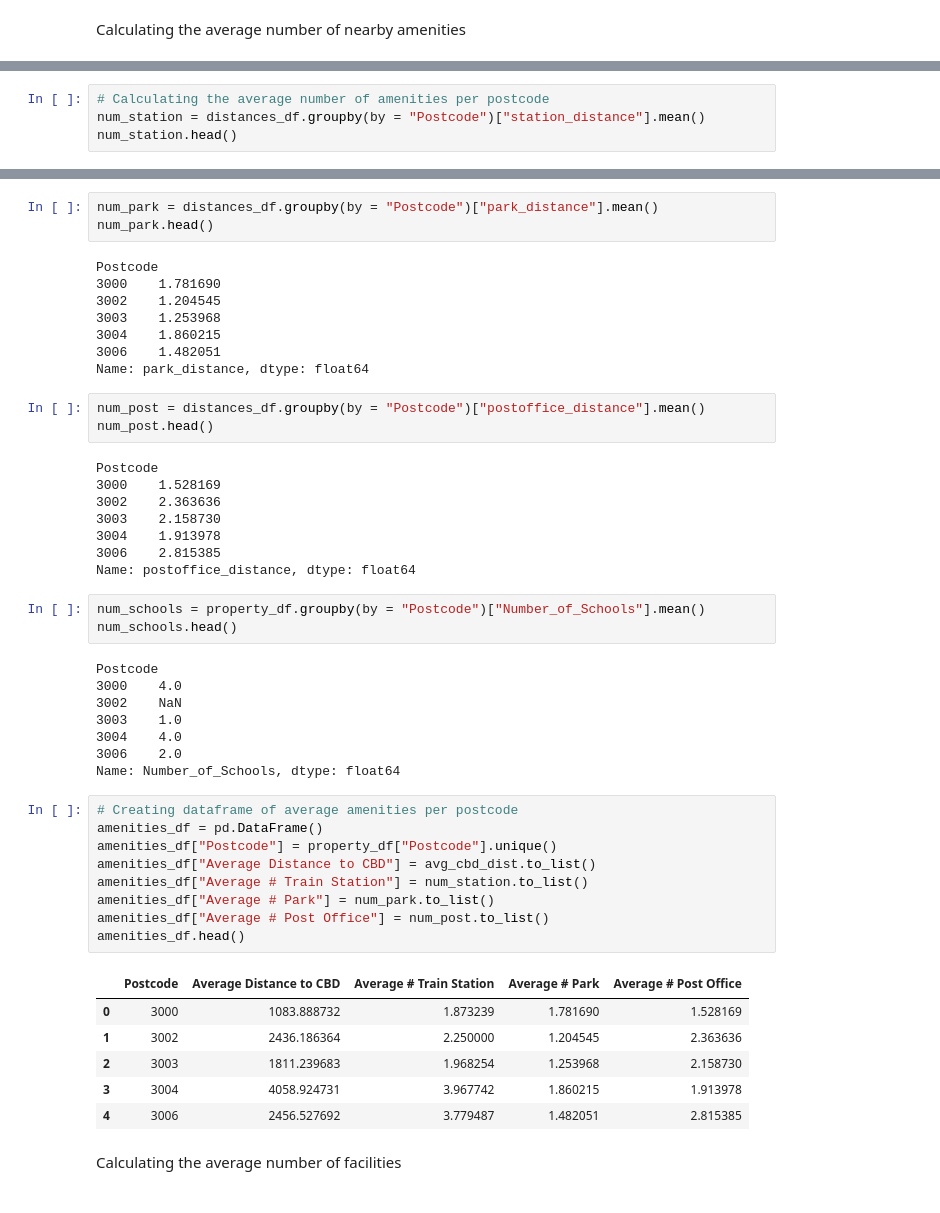
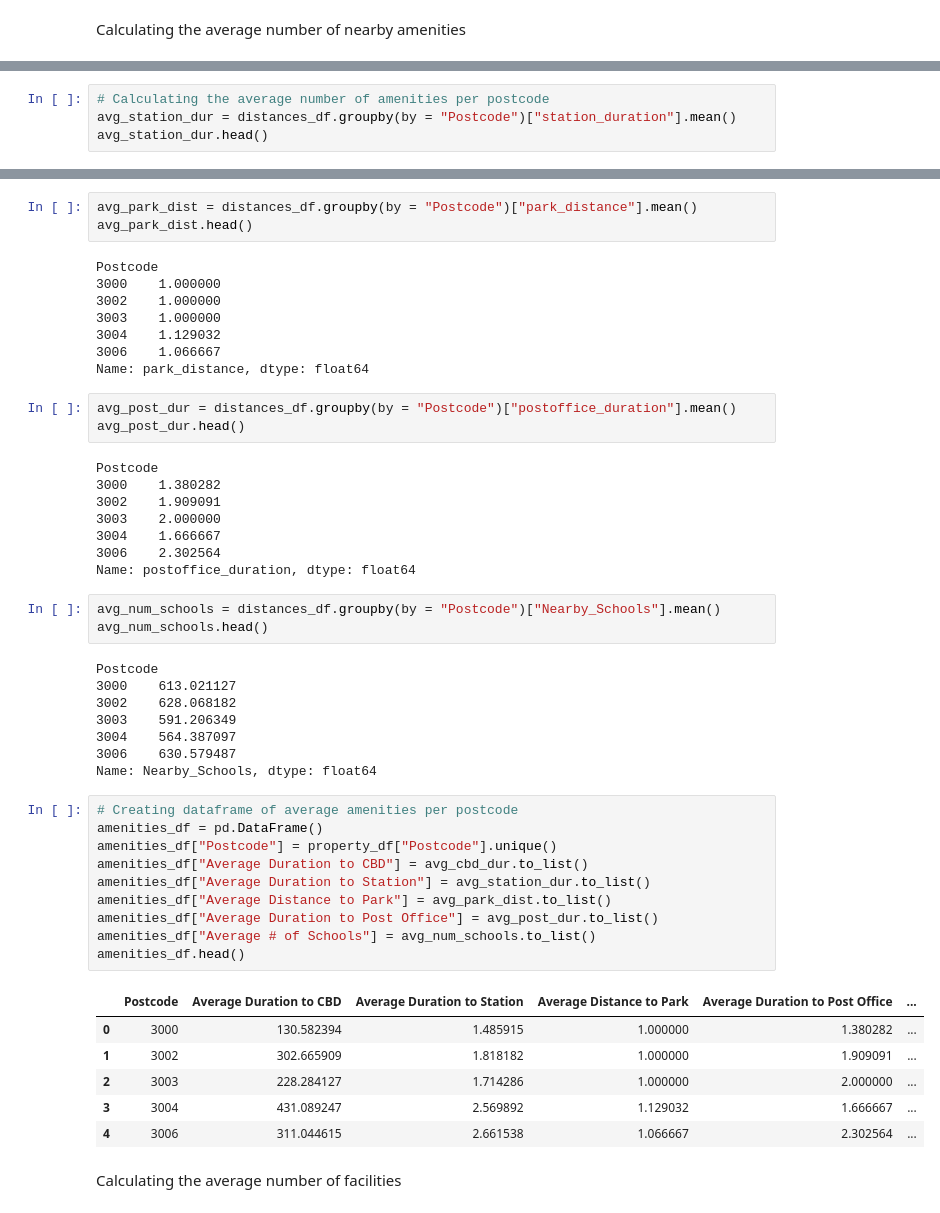
Before and after one commit to MAST30034-Applied-Data-Science/generic-real-estate-consulting-project-group-42, a Jupyter notebook: notebooks/liveability.ipynb, the cells around one changed output, grey strips where cells are left out. Saved outputs shown, nothing was run; the diff lists cells and outputs as text.

```diff
--- a/notebooks/liveability.ipynb
+++ b/notebooks/liveability.ipynb
@@ -97,6 +70,6 @@ Name: cbd_distance, dtype: float64
 # %%
 # Calculating the average number of amenities per postcode
-num_station = distances_df.groupby(by = "Postcode")["station_distance"].mean()
-num_station.head()
+avg_station_dur = distances_df.groupby(by = "Postcode")["station_duration"].mean()
+avg_station_dur.head()
 # %% [output]
 Postcode
@@ -109,52 +82,53 @@ Name: station_distance, dtype: float64
 # %%
-num_park = distances_df.groupby(by = "Postcode")["park_distance"].mean()
-num_park.head()
+avg_park_dist = distances_df.groupby(by = "Postcode")["park_distance"].mean()
+avg_park_dist.head()
 # %% [output]
 Postcode
-3000    1.781690
-3002    1.204545
-3003    1.253968
-3004    1.860215
-3006    1.482051
+3000    1.000000
+3002    1.000000
+3003    1.000000
+3004    1.129032
+3006    1.066667
 Name: park_distance, dtype: float64
 # %%
-num_post = distances_df.groupby(by = "Postcode")["postoffice_distance"].mean()
-num_post.head()
+avg_post_dur = distances_df.groupby(by = "Postcode")["postoffice_duration"].mean()
+avg_post_dur.head()
 # %% [output]
 Postcode
-3000    1.528169
-3002    2.363636
-3003    2.158730
-3004    1.913978
-3006    2.815385
-Name: postoffice_distance, dtype: float64
+3000    1.380282
+3002    1.909091
+3003    2.000000
+3004    1.666667
+3006    2.302564
+Name: postoffice_duration, dtype: float64
 # %%
-num_schools = property_df.groupby(by = "Postcode")["Number_of_Schools"].mean()
-num_schools.head()
+avg_num_schools = distances_df.groupby(by = "Postcode")["Nearby_Schools"].mean()
+avg_num_schools.head()
 # %% [output]
 Postcode
-3000    4.0
-3002    NaN
-3003    1.0
-3004    4.0
-3006    2.0
-Name: Number_of_Schools, dtype: float64
+3000    613.021127
+3002    628.068182
+3003    591.206349
+3004    564.387097
+3006    630.579487
+Name: Nearby_Schools, dtype: float64
 # %%
 # Creating dataframe of average amenities per postcode
 amenities_df = pd.DataFrame()
 amenities_df["Postcode"] = property_df["Postcode"].unique()
-amenities_df["Average Distance to CBD"] = avg_cbd_dist.to_list()
-amenities_df["Average # Train Station"] = num_station.to_list()
-amenities_df["Average # Park"] = num_park.to_list()
-amenities_df["Average # Post Office"] = num_post.to_list()
+amenities_df["Average Duration to CBD"] = avg_cbd_dur.to_list()
+amenities_df["Average Duration to Station"] = avg_station_dur.to_list()
+amenities_df["Average Distance to Park"] = avg_park_dist.to_list()
+amenities_df["Average Duration to Post Office"] = avg_post_dur.to_list()
+amenities_df["Average # of Schools"] = avg_num_schools.to_list()
 amenities_df.head()
 # %% [output]
-|  | Postcode | Average Distance to CBD | Average # Train Station | Average # Park | Average # Post Office |
-| 0 | 3000 | 1083.888732 | 1.873239 | 1.781690 | 1.528169 |
-| 1 | 3002 | 2436.186364 | 2.250000 | 1.204545 | 2.363636 |
-| 2 | 3003 | 1811.239683 | 1.968254 | 1.253968 | 2.158730 |
-| 3 | 3004 | 4058.924731 | 3.967742 | 1.860215 | 1.913978 |
-| 4 | 3006 | 2456.527692 | 3.779487 | 1.482051 | 2.815385 |
+|  | Postcode | Average Duration to CBD | Average Duration to Station | Average Distance to Park | Average Duration to Post Office | ... |
+| 0 | 3000 | 130.582394 | 1.485915 | 1.000000 | 1.380282 | ... |
+| 1 | 3002 | 302.665909 | 1.818182 | 1.000000 | 1.909091 | ... |
+| 2 | 3003 | 228.284127 | 1.714286 | 1.000000 | 2.000000 | ... |
+| 3 | 3004 | 431.089247 | 2.569892 | 1.129032 | 1.666667 | ... |
+| 4 | 3006 | 311.044615 | 2.661538 | 1.066667 | 2.302564 | ... |
 # %% [markdown]
 Calculating the average number of facilities
 # %%
```
Also changed, not shown: parts of 18 cells of this notebook, 3 other files.
